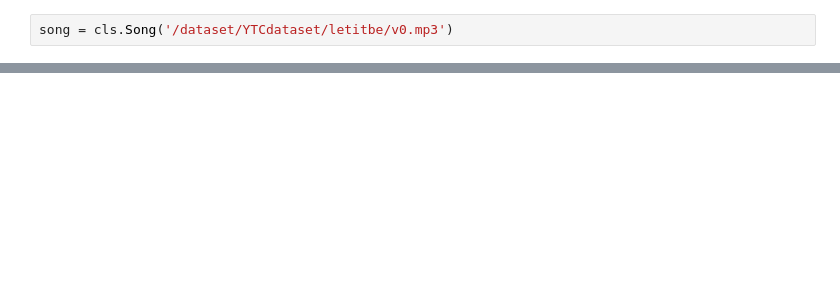
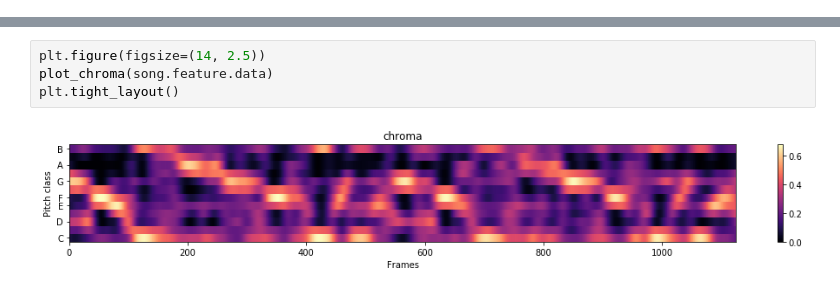
Before and after one commit to arthurtofani/csi-experiments, a Jupyter notebook: notebooks/Untitled1.ipynb, the cells around one changed output, grey strips where cells are left out. Saved outputs shown, nothing was run; the diff lists cells and outputs as text; blank space fills up the shorter version.

Commit message:
improving visualization

```diff
--- a/notebooks/Untitled1.ipynb
+++ b/notebooks/Untitled1.ipynb
@@ -12,2 +0,0 @@ Using TensorFlow backend.
-# %%
-song = cls.Song('/dataset/YTCdataset/letitbe/v0.mp3')
@@ -23,0 +34,6 @@ jam.dumps()
+# %%
+plt.figure(figsize=(14, 2.5))
+plot_chroma(song.feature.data)
+plt.tight_layout()
+# %% [output]
+[figure, added]
```
Also changed, not shown: parts of 9 cells of this notebook, 10 other files.
